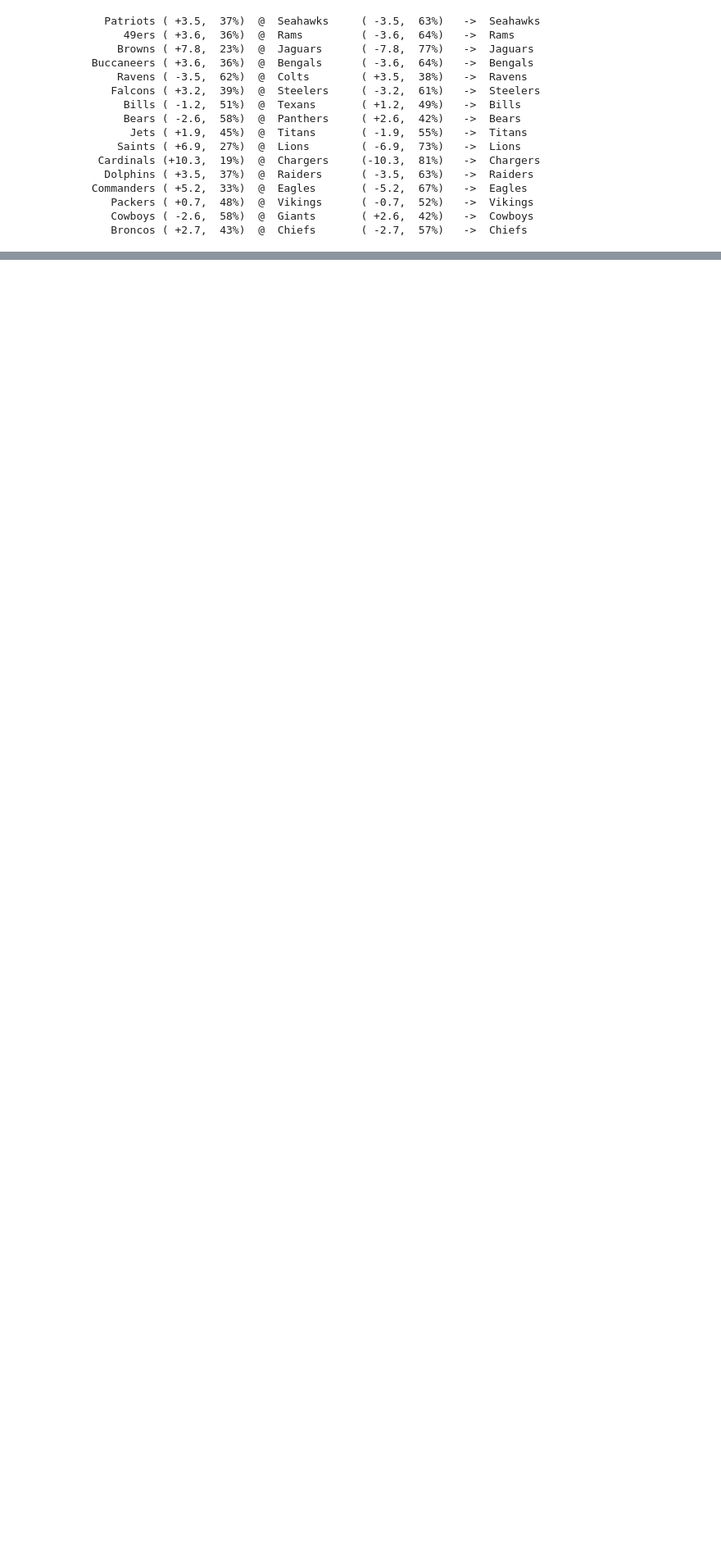
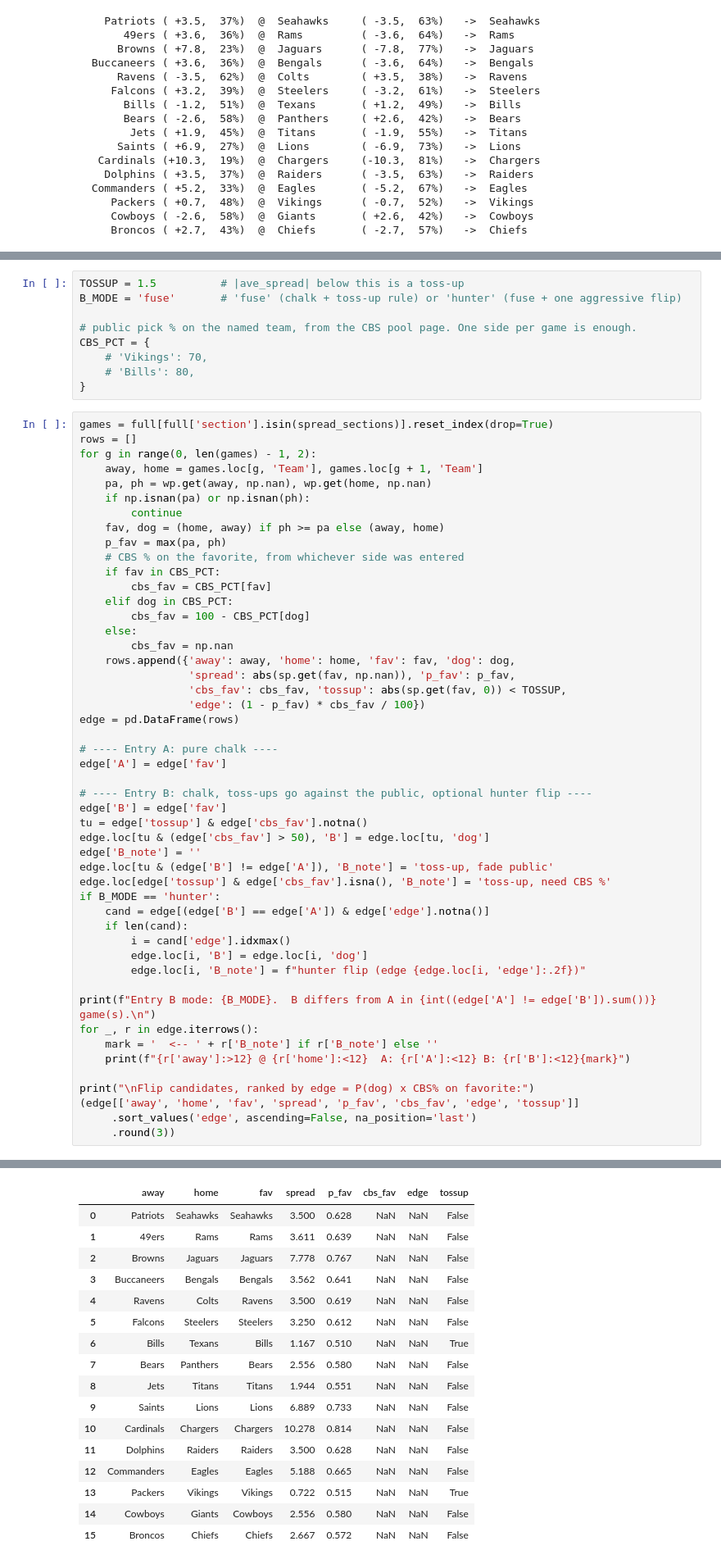
Before and after one commit to sbruto/pick_em, a Jupyter notebook: pick_em_2026.ipynb, the cells around one changed output, grey strips where cells are left out. Shown at 82% size. Saved outputs shown, nothing was run; the diff lists cells and outputs as text; blank space fills up the shorter version.

Commit message:
Add two-entry strategy cells: edge table, Entry A/B picks, tiebreaker straddle
Co-Authored-By: Claude Fable 5.1 <noreply@anthropic.com>

```diff
--- a/pick_em_2026.ipynb
+++ b/pick_em_2026.ipynb
@@ -249,0 +262,59 @@ for g in range(0, len(games) - 1, 2):
+# %%
+TOSSUP = 1.5          # |ave_spread| below this is a toss-up
+B_MODE = 'fuse'       # 'fuse' (chalk + toss-up rule) or 'hunter' (fuse + one aggressive flip)
+
+# public pick % on the named team, from the CBS pool page. One side per game is enough.
+CBS_PCT = {
+    # 'Vikings': 70,
+    # 'Bills': 80,
+}
+# %%
+games = full[full['section'].isin(spread_sections)].reset_index(drop=True)
+rows = []
+for g in range(0, len(games) - 1, 2):
+    away, home = games.loc[g, 'Team'], games.loc[g + 1, 'Team']
+    pa, ph = wp.get(away, np.nan), wp.get(home, np.nan)
+    if np.isnan(pa) or np.isnan(ph):
+        continue
+    fav, dog = (home, away) if ph >= pa else (away, home)
+    p_fav = max(pa, ph)
+    # CBS % on the favorite, from whichever side was entered
+    if fav in CBS_PCT:
+        cbs_fav = CBS_PCT[fav]
+    elif dog in CBS_PCT:
+        cbs_fav = 100 - CBS_PCT[dog]
+    else:
+        cbs_fav = np.nan
+    rows.append({'away': away, 'home': home, 'fav': fav, 'dog': dog,
+                 'spread': abs(sp.get(fav, np.nan)), 'p_fav': p_fav,
+                 'cbs_fav': cbs_fav, 'tossup': abs(sp.get(fav, 0)) < TOSSUP,
+                 'edge': (1 - p_fav) * cbs_fav / 100})
+edge = pd.DataFrame(rows)
+
+# ---- Entry A: pure chalk ----
+edge['A'] = edge['fav']
+
+# ---- Entry B: chalk, toss-ups go against the public, optional hunter flip ----
+edge['B'] = edge['fav']
+tu = edge['tossup'] & edge['cbs_fav'].notna()
+edge.loc[tu & (edge['cbs_fav'] > 50), 'B'] = edge.loc[tu, 'dog']
+edge['B_note'] = ''
+edge.loc[tu & (edge['B'] != edge['A']), 'B_note'] = 'toss-up, fade public'
+edge.loc[edge['tossup'] & edge['cbs_fav'].isna(), 'B_note'] = 'toss-up, need CBS %'
+if B_MODE == 'hunter':
+    cand = edge[(edge['B'] == edge['A']) & edge['edge'].notna()]
+    if len(cand):
+        i = cand['edge'].idxmax()
+        edge.loc[i, 'B'] = edge.loc[i, 'dog']
+        edge.loc[i, 'B_note'] = f"hunter flip (edge {edge.loc[i, 'edge']:.2f})"
+
+print(f"Entry B mode: {B_MODE}.  B differs from A in {int((edge['A'] != edge['B']).sum())} game(s).\n")
+for _, r in edge.iterrows():
+    mark = '  <-- ' + r['B_note'] if r['B_note'] else ''
+    print(f"{r['away']:>12} @ {r['home']:<12}  A: {r['A']:<12} B: {r['B']:<12}{mark}")
+
+print("\nFlip candidates, ranked by edge = P(dog) x CBS% on favorite:")
+(edge[['away', 'home', 'fav', 'spread', 'p_fav', 'cbs_fav', 'edge', 'tossup']]
+     .sort_values('edge', ascending=False, na_position='last')
+     .round(3))
+# %% [output]
@@ -250,3 +341,20 @@ for g in range(0, len(games) - 1, 2):
+|  | away | home | fav | spread | p_fav | cbs_fav | edge | tossup |
+| 0 | Patriots | Seahawks | Seahawks | 3.500 | 0.628 | NaN | NaN | False |
+| 1 | 49ers | Rams | Rams | 3.611 | 0.639 | NaN | NaN | False |
+| 2 | Browns | Jaguars | Jaguars | 7.778 | 0.767 | NaN | NaN | False |
+| 3 | Buccaneers | Bengals | Bengals | 3.562 | 0.641 | NaN | NaN | False |
+| 4 | Ravens | Colts | Ravens | 3.500 | 0.619 | NaN | NaN | False |
+| 5 | Falcons | Steelers | Steelers | 3.250 | 0.612 | NaN | NaN | False |
+| 6 | Bills | Texans | Bills | 1.167 | 0.510 | NaN | NaN | True |
+| 7 | Bears | Panthers | Bears | 2.556 | 0.580 | NaN | NaN | False |
+| 8 | Jets | Titans | Titans | 1.944 | 0.551 | NaN | NaN | False |
+| 9 | Saints | Lions | Lions | 6.889 | 0.733 | NaN | NaN | False |
+| 10 | Cardinals | Chargers | Chargers | 10.278 | 0.814 | NaN | NaN | False |
+| 11 | Dolphins | Raiders | Raiders | 3.500 | 0.628 | NaN | NaN | False |
+| 12 | Commanders | Eagles | Eagles | 5.188 | 0.665 | NaN | NaN | False |
+| 13 | Packers | Vikings | Vikings | 0.722 | 0.515 | NaN | NaN | True |
+| 14 | Cowboys | Giants | Cowboys | 2.556 | 0.580 | NaN | NaN | False |
+| 15 | Broncos | Chiefs | Chiefs | 2.667 | 0.572 | NaN | NaN | False |
 # %% [markdown]
 ## Tiebreaker
 
```
Also changed, not shown: parts of 3 cells of this notebook.
